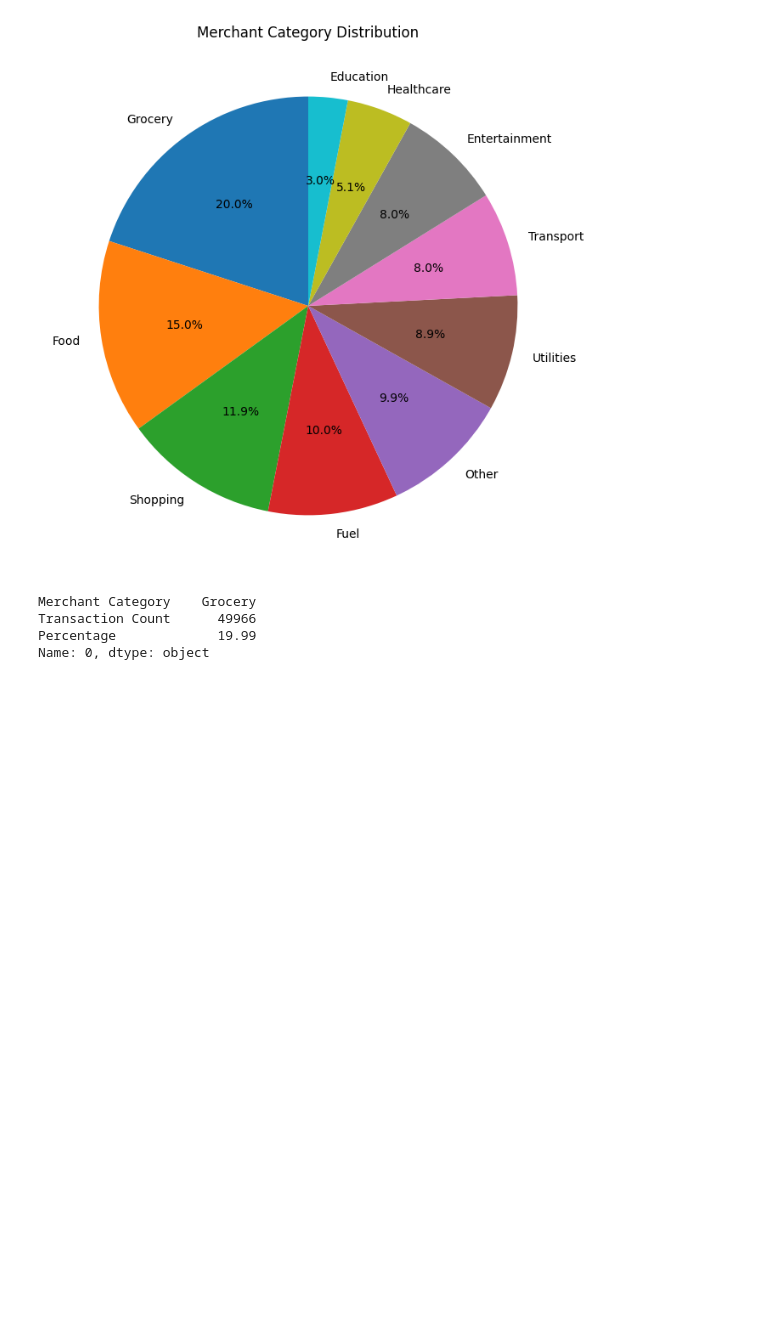
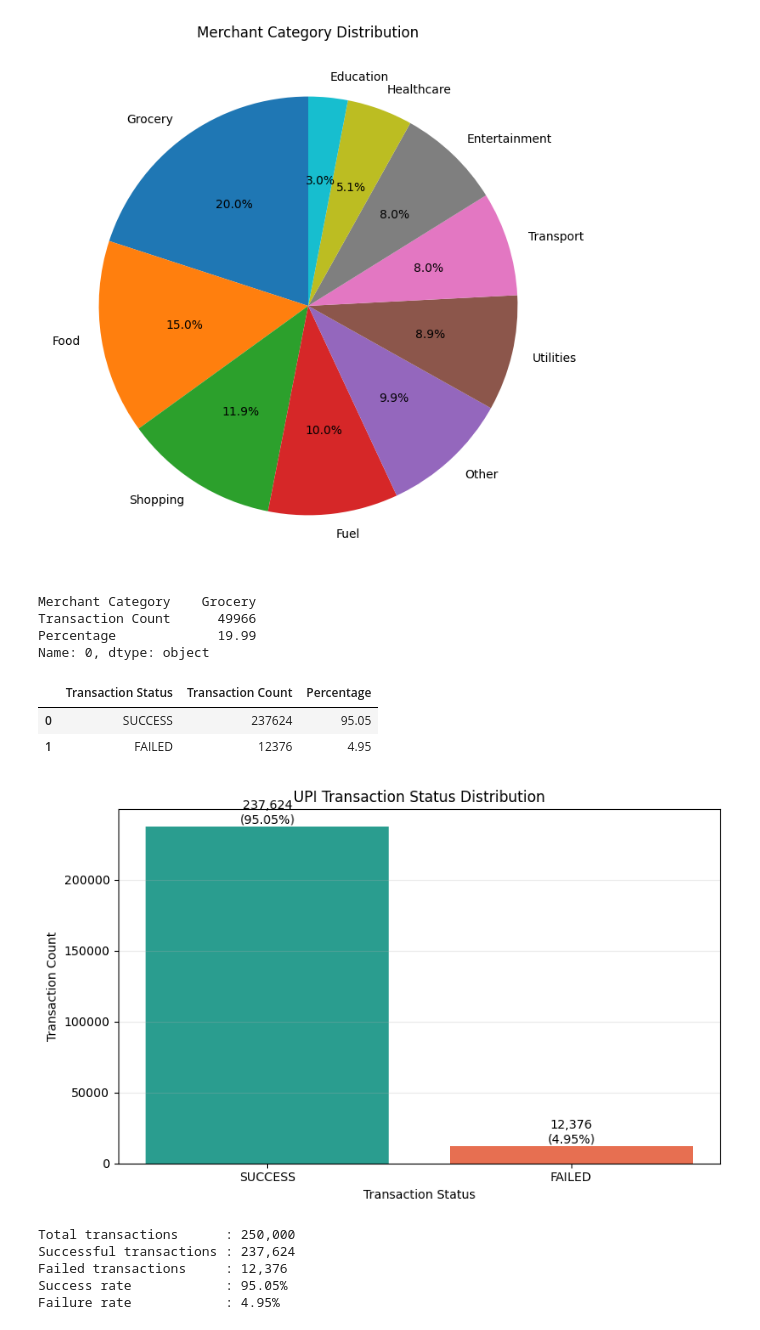
Before and after one commit to KaviyaVelmurugan/upi-transaction-intelligence-platform, a Jupyter notebook: notebooks/02_eda.ipynb, the cells around one changed output. Saved outputs shown, nothing was run; the diff lists cells and outputs as text; code cells hidden in the pictures; blank space fills up the shorter version.

Commit message:
Transaction Status completed

```diff
--- a/notebooks/02_eda.ipynb
+++ b/notebooks/02_eda.ipynb
@@ -238,0 +249,79 @@ Name: 0, dtype: object
+# %%
+status_distribution = (
+    df["transaction_status"]
+    .value_counts()
+    .rename_axis("Transaction Status")
+    .reset_index(name="Transaction Count")
+)
+
+status_distribution["Percentage"] = (
+    status_distribution["Transaction Count"]
+    .div(status_distribution["Transaction Count"].sum())
+    .mul(100)
+    .round(2)
+)
+
+status_distribution
+# %% [output]
+|  | Transaction Status | Transaction Count | Percentage |
+| 0 | SUCCESS | 237624 | 95.05 |
+| 1 | FAILED | 12376 | 4.95 |
+# %%
+fig, ax = plt.subplots(figsize=(8, 5))
+
+bars = ax.bar(
+    status_distribution["Transaction Status"],
+    status_distribution["Transaction Count"],
+    color=["#2A9D8F", "#E76F51"]
+)
+
+ax.set_title("UPI Transaction Status Distribution")
+ax.set_xlabel("Transaction Status")
+ax.set_ylabel("Transaction Count")
+ax.grid(axis="y", alpha=0.25)
+
+for bar, count, percentage in zip(
+    bars,
+    status_distribution["Transaction Count"],
+    status_distribution["Percentage"]
+):
+    ax.text(
+        bar.get_x() + bar.get_width() / 2,
+        bar.get_height(),
+        f"{count:,}\n({percentage:.2f}%)",
+        ha="center",
+        va="bottom"
+    )
+
+plt.tight_layout()
+plt.show()
+# %% [output]
+[figure, added]
+# %%
+total_transactions = len(df)
+
+successful_transactions = (
+    df["transaction_status"]
+    .astype(str)
+    .str.strip()
+    .str.lower()
+    .eq("success")
+    .sum()
+)
+
+failed_transactions = total_transactions - successful_transactions
+
+success_rate = successful_transactions / total_transactions * 100
+failure_rate = failed_transactions / total_transactions * 100
+
+print(f"Total transactions      : {total_transactions:,}")
+print(f"Successful transactions : {successful_transactions:,}")
+print(f"Failed transactions     : {failed_transactions:,}")
+print(f"Success rate            : {success_rate:.2f}%")
+print(f"Failure rate            : {failure_rate:.2f}%")
+# %% [output]
+Total transactions      : 250,000
+Successful transactions : 237,624
+Failed transactions     : 12,376
+Success rate            : 95.05%
+Failure rate            : 4.95%
```
Also changed, not shown: parts of 1 cell of this notebook, 1 other file.
